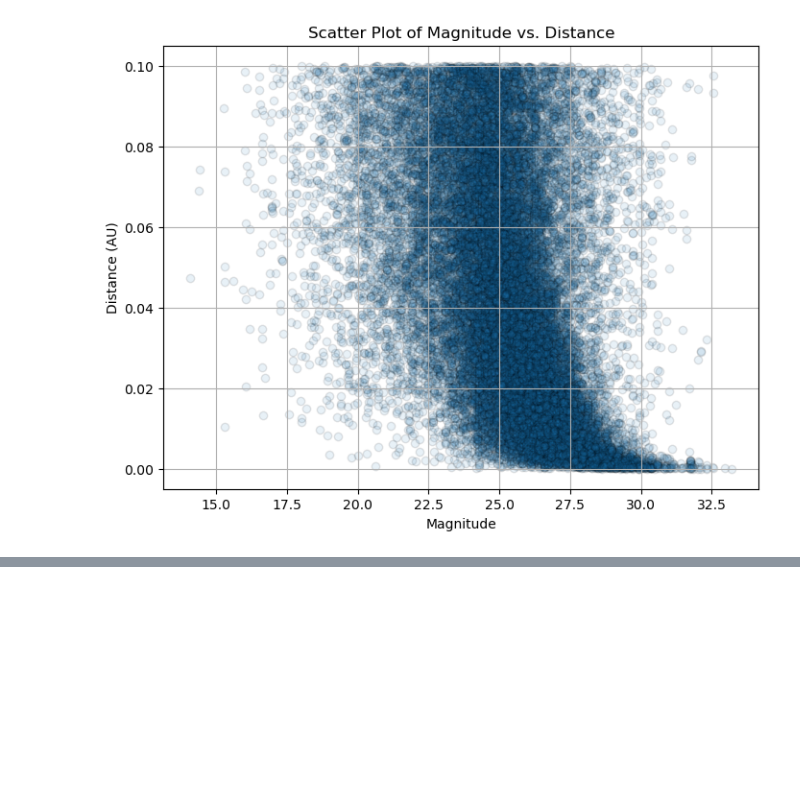
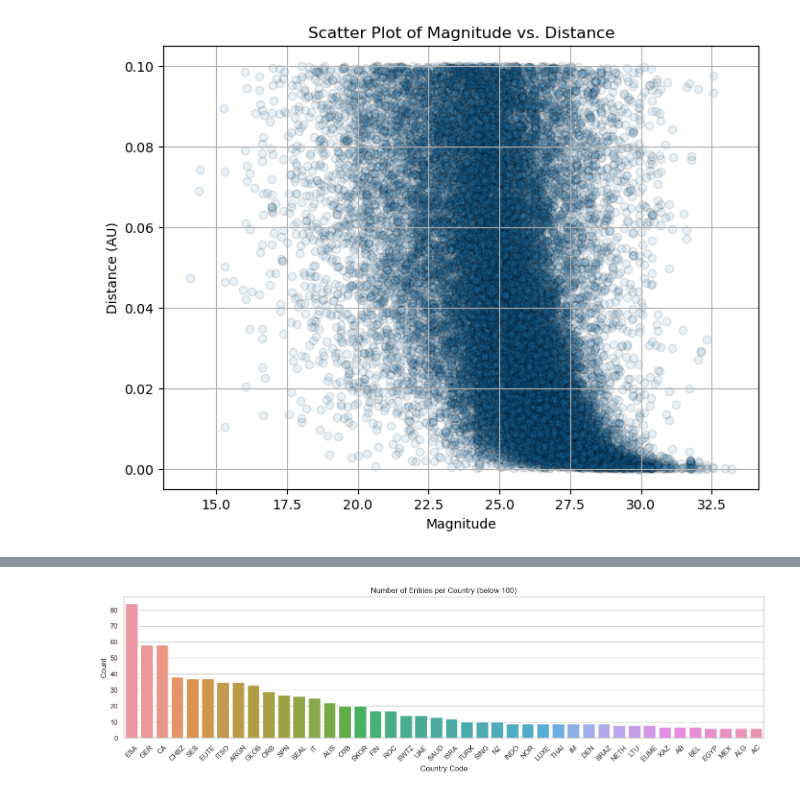
Before and after one commit to nikolayzhechev/Earth-Orbit-Objects-Analysis-and-Prediction, a Jupyter notebook: Earth Orbit Objects.ipynb, the cells around one changed output, grey strips where cells are left out. Drawn from its saved outputs; the diff is of its cells as text; code cells hidden in the pictures; blank space fills up the shorter version.

```diff
--- a/Earth Orbit Objects.ipynb
+++ b/Earth Orbit Objects.ipynb
@@ -447,0 +838,17 @@ plt.show()
+# %%
+# count the countries and remove those with more than 1000 occurances and less than 5
+country_counts = close_orbit_df['COUNTRY_CODE'].value_counts()
+filtered_close_orbit_df_ac = close_orbit_df[close_orbit_df['COUNTRY_CODE'].isin(country_counts[(country_counts > 5) & (country_counts < 100)].index)]
+# %%
+# bar plot to show the number of entries per country
+sns.set(style="whitegrid")
+plt.figure(figsize=(18, 4))
+
+sns.countplot(data=filtered_close_orbit_df_ac, x='COUNTRY_CODE', order=filtered_close_orbit_df_ac['COUNTRY_CODE'].value_counts().index)
+plt.title('Number of Entries per Country (below 100)')
+plt.xlabel('Country Code')
+plt.xticks(rotation=45)  # rotate x-axis labels for better readability
+plt.ylabel('Count')
+plt.show()
+# %% [output]
+[figure, added]
```
Also changed, not shown: parts of 21 cells of this notebook, 1 other file.
